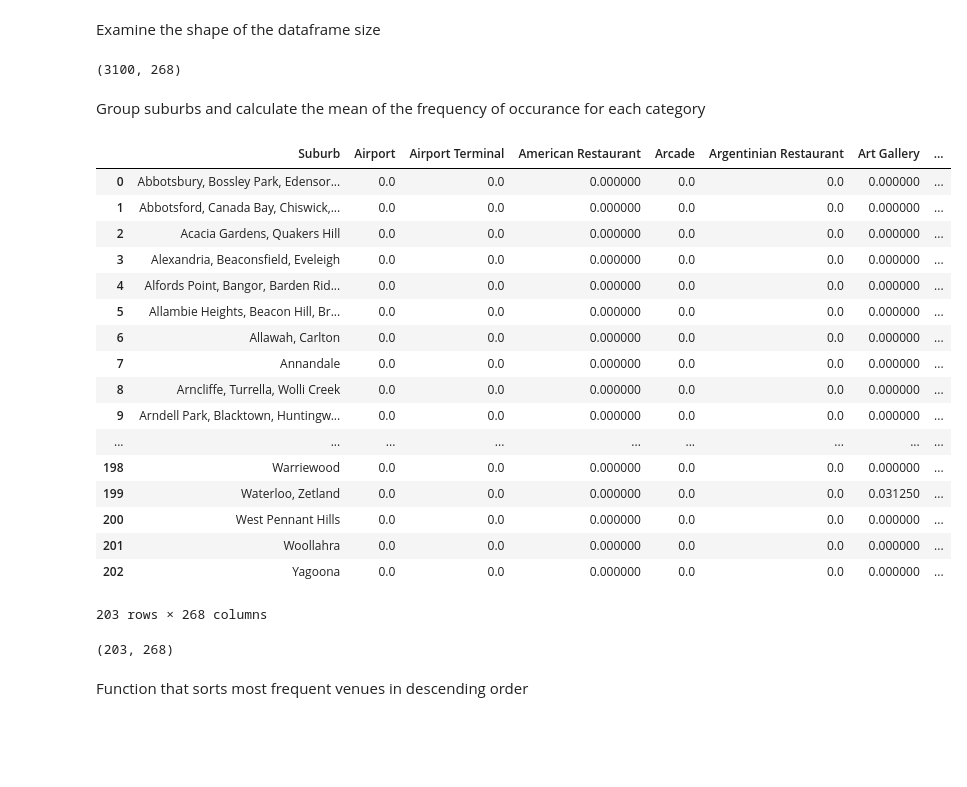
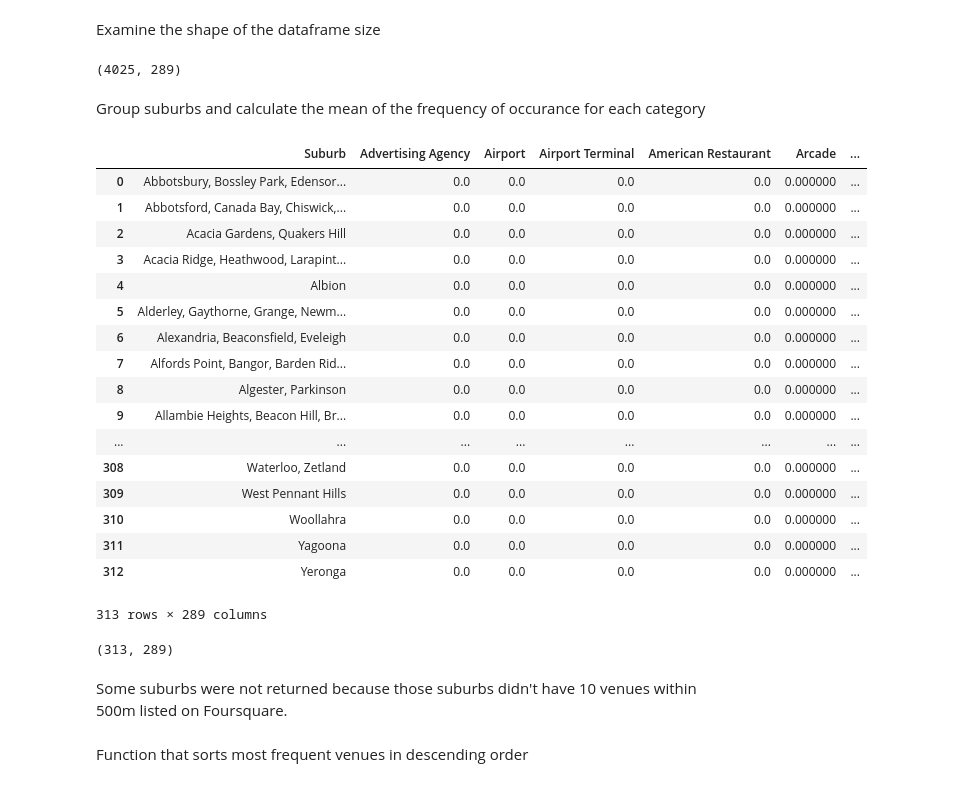
Before and after one commit to jasontran600/IBM_data_science_captstone_project, a Jupyter notebook: Melbourne_Sydney_Tasmania_migration_project/interstate_migration_project.ipynb, the cells around one changed output. Drawn from its saved outputs; the diff is of its cells as text; code cells hidden in the pictures; blank space fills up the shorter version.

```diff
--- a/Melbourne_Sydney_Tasmania_migration_project/interstate_migration_project.ipynb
+++ b/Melbourne_Sydney_Tasmania_migration_project/interstate_migration_project.ipynb
@@ -238,10 +265,9 @@ brisbane_suburbs_df.head(10)
 # %%
 bne_suburbs_grouped = brisbane_suburbs_df.groupby(["Postcode"]).agg({'Suburb':', '.join,\
-                                                                         'Area': lambda x: x.sum(skipna=True),\
+                                                                         'Area': lambda x: x.mean(skipna=True),\
                                                                          'Density': lambda x: x.mean(skipna=True),\
                                                                          'Location': lambda x: x.mean(skipna=True)}).reset_index()
-
-bne_suburbs_grouped.rename(columns={'Area': 'Sum Area(km2)', 'Density':'Avg Pop Density (/km2)', 'Location':'Avg distance from cbd(km)'}, inplace=True)
+bne_suburbs_grouped = bne_suburbs_grouped.assign(State='QLD')
 bne_suburbs_grouped.head(10)
 #Convert density column from float to int
 # %% [output]
@@ -394,0 +407,3 @@ CLIENT_SECRET:DMZV42OBBRZNSPQSGEUD3PE3N5EHUKRZYRTMSCLSORKPAO2W
+# %%
+suburbs_coord = pd.concat([syd_suburbs_coord, bne_suburbs_coord], axis=0)
+suburbs_coord.shape
@@ -438,9 +454,9 @@ def getNearbyVenues(names, latitudes, longitudes, radius=500, LIMIT=100):
 # %% [markdown]
 Here, I use the function to create a new dataframe that includes the venues.
 # %%
-sydney_venues = getNearbyVenues(names=syd_suburbs_coord['Suburb'],
-                                latitudes=syd_suburbs_coord['lat'],
-                                longitudes=syd_suburbs_coord['long'])
+top_venues = getNearbyVenues(names=suburbs_coord['Suburb'],
+                             latitudes=suburbs_coord['lat'],
+                             longitudes=suburbs_coord['long'])
 # %% [markdown]
 Check size of dataframe
 # %%
@@ -489,13 +483,13 @@ There are 267 uniques categories.
 # %%
 # one hot encoding
-sydney_onehot = pd.get_dummies(sydney_venues[['Venue Category']], prefix="", prefix_sep="")
+top_venues_onehot = pd.get_dummies(top_venues[['Venue Category']], prefix="", prefix_sep="")
 
 # add neighborhood column back to dataframe
-sydney_onehot['Suburb'] = sydney_venues['Suburb']
+top_venues_onehot['Suburb'] = top_venues['Suburb']
 
 # move neighborhood column to the first column
-fixed_columns = [sydney_onehot.columns[-1]] + list(sydney_onehot.columns[:-1])
-sydney_onehot = sydney_onehot[fixed_columns]
+fixed_columns = [top_venues_onehot.columns[-1]] + list(top_venues_onehot.columns[:-1])
+top_venues_onehot = top_venues_onehot[fixed_columns]
 
-sydney_onehot.head()
+top_venues_onehot.head()
 # %% [output]
@@ -509,37 +503,39 @@ sydney_onehot.head()
 # %% [markdown]
 Examine the shape of the dataframe size
 # %%
-sydney_onehot.shape
+top_venues_onehot.shape
 # %% [output]
-(3100, 268)
+(4025, 289)
 # %% [markdown]
 Group suburbs and calculate the mean of the frequency of occurance for each category
 # %%
-sydney_grouped = sydney_onehot.groupby('Suburb').mean().reset_index()
-sydney_grouped
+top_venues_grouped = top_venues_onehot.groupby('Suburb').mean().reset_index()
+top_venues_grouped
 # %% [output]
-|  | Suburb | Airport | Airport Terminal | American Restaurant | Arcade | Argentinian Restaurant | Art Gallery | ... |
-| 0 | Abbotsbury, Bossley Park, Edensor... | 0.0 | 0.0 | 0.000000 | 0.0 | 0.0 | 0.000000 | ... |
-| 1 | Abbotsford, Canada Bay, Chiswick,... | 0.0 | 0.0 | 0.000000 | 0.0 | 0.0 | 0.000000 | ... |
-| 2 | Acacia Gardens, Quakers Hill | 0.0 | 0.0 | 0.000000 | 0.0 | 0.0 | 0.000000 | ... |
-| 3 | Alexandria, Beaconsfield, Eveleigh | 0.0 | 0.0 | 0.000000 | 0.0 | 0.0 | 0.000000 | ... |
-| 4 | Alfords Point, Bangor, Barden Rid... | 0.0 | 0.0 | 0.000000 | 0.0 | 0.0 | 0.000000 | ... |
-| 5 | Allambie Heights, Beacon Hill, Br... | 0.0 | 0.0 | 0.000000 | 0.0 | 0.0 | 0.000000 | ... |
-| 6 | Allawah, Carlton | 0.0 | 0.0 | 0.000000 | 0.0 | 0.0 | 0.000000 | ... |
-| 7 | Annandale | 0.0 | 0.0 | 0.000000 | 0.0 | 0.0 | 0.000000 | ... |
-| 8 | Arncliffe, Turrella, Wolli Creek | 0.0 | 0.0 | 0.000000 | 0.0 | 0.0 | 0.000000 | ... |
-| 9 | Arndell Park, Blacktown, Huntingw... | 0.0 | 0.0 | 0.000000 | 0.0 | 0.0 | 0.000000 | ... |
-| ... | ... | ... | ... | ... | ... | ... | ... | ... |
-| 198 | Warriewood | 0.0 | 0.0 | 0.000000 | 0.0 | 0.0 | 0.000000 | ... |
-| 199 | Waterloo, Zetland | 0.0 | 0.0 | 0.000000 | 0.0 | 0.0 | 0.031250 | ... |
-| 200 | West Pennant Hills | 0.0 | 0.0 | 0.000000 | 0.0 | 0.0 | 0.000000 | ... |
-| 201 | Woollahra | 0.0 | 0.0 | 0.000000 | 0.0 | 0.0 | 0.000000 | ... |
-| 202 | Yagoona | 0.0 | 0.0 | 0.000000 | 0.0 | 0.0 | 0.000000 | ... |
+|  | Suburb | Advertising Agency | Airport | Airport Terminal | American Restaurant | Arcade | ... |
+| 0 | Abbotsbury, Bossley Park, Edensor... | 0.0 | 0.0 | 0.0 | 0.0 | 0.000000 | ... |
+| 1 | Abbotsford, Canada Bay, Chiswick,... | 0.0 | 0.0 | 0.0 | 0.0 | 0.000000 | ... |
+| 2 | Acacia Gardens, Quakers Hill | 0.0 | 0.0 | 0.0 | 0.0 | 0.000000 | ... |
+| 3 | Acacia Ridge, Heathwood, Larapint... | 0.0 | 0.0 | 0.0 | 0.0 | 0.000000 | ... |
+| 4 | Albion | 0.0 | 0.0 | 0.0 | 0.0 | 0.000000 | ... |
+| 5 | Alderley, Gaythorne, Grange, Newm... | 0.0 | 0.0 | 0.0 | 0.0 | 0.000000 | ... |
+| 6 | Alexandria, Beaconsfield, Eveleigh | 0.0 | 0.0 | 0.0 | 0.0 | 0.000000 | ... |
+| 7 | Alfords Point, Bangor, Barden Rid... | 0.0 | 0.0 | 0.0 | 0.0 | 0.000000 | ... |
+| 8 | Algester, Parkinson | 0.0 | 0.0 | 0.0 | 0.0 | 0.000000 | ... |
+| 9 | Allambie Heights, Beacon Hill, Br... | 0.0 | 0.0 | 0.0 | 0.0 | 0.000000 | ... |
+| ... | ... | ... | ... | ... | ... | ... | ... |
+| 308 | Waterloo, Zetland | 0.0 | 0.0 | 0.0 | 0.0 | 0.000000 | ... |
+| 309 | West Pennant Hills | 0.0 | 0.0 | 0.0 | 0.0 | 0.000000 | ... |
+| 310 | Woollahra | 0.0 | 0.0 | 0.0 | 0.0 | 0.000000 | ... |
+| 311 | Yagoona | 0.0 | 0.0 | 0.0 | 0.0 | 0.000000 | ... |
+| 312 | Yeronga | 0.0 | 0.0 | 0.0 | 0.0 | 0.000000 | ... |
-203 rows × 268 columns
+313 rows × 289 columns
 # %%
-sydney_grouped.shape
+top_venues_grouped.shape
 # %% [output]
-(203, 268)
+(313, 289)
+# %% [markdown]
+Some suburbs were not returned because those suburbs didn't have 10 venues within 500m listed on Foursquare.
 # %% [markdown]
 Function that sorts most frequent venues in descending order
 # %%
```
Also changed, not shown: parts of 102 cells of this notebook.
